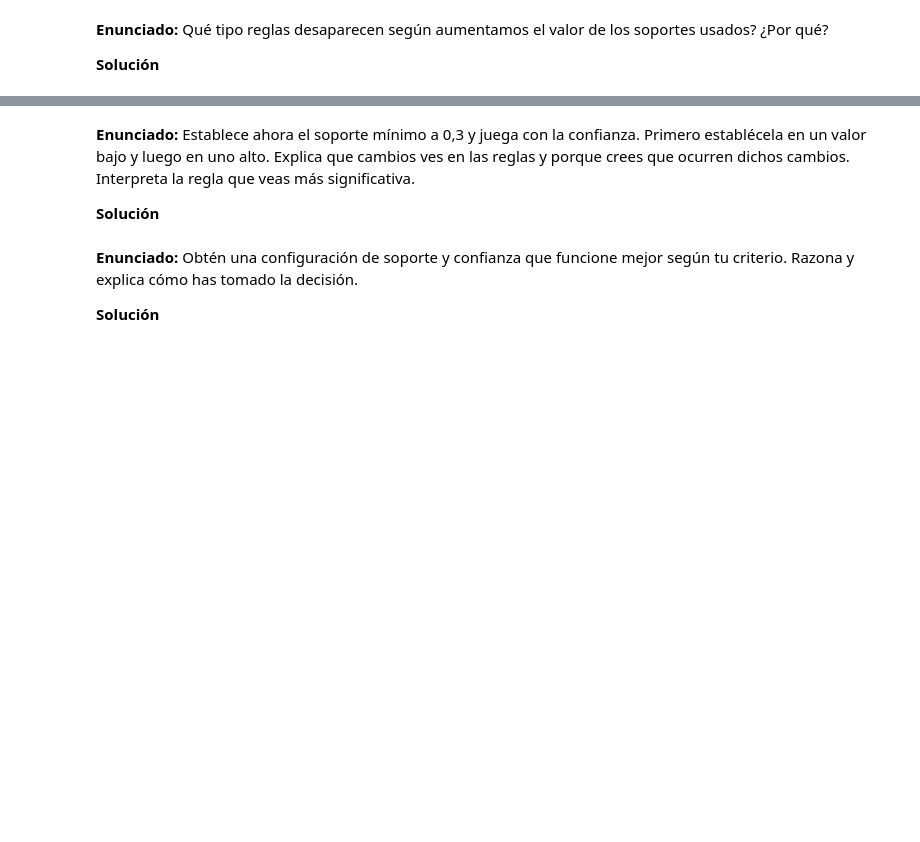
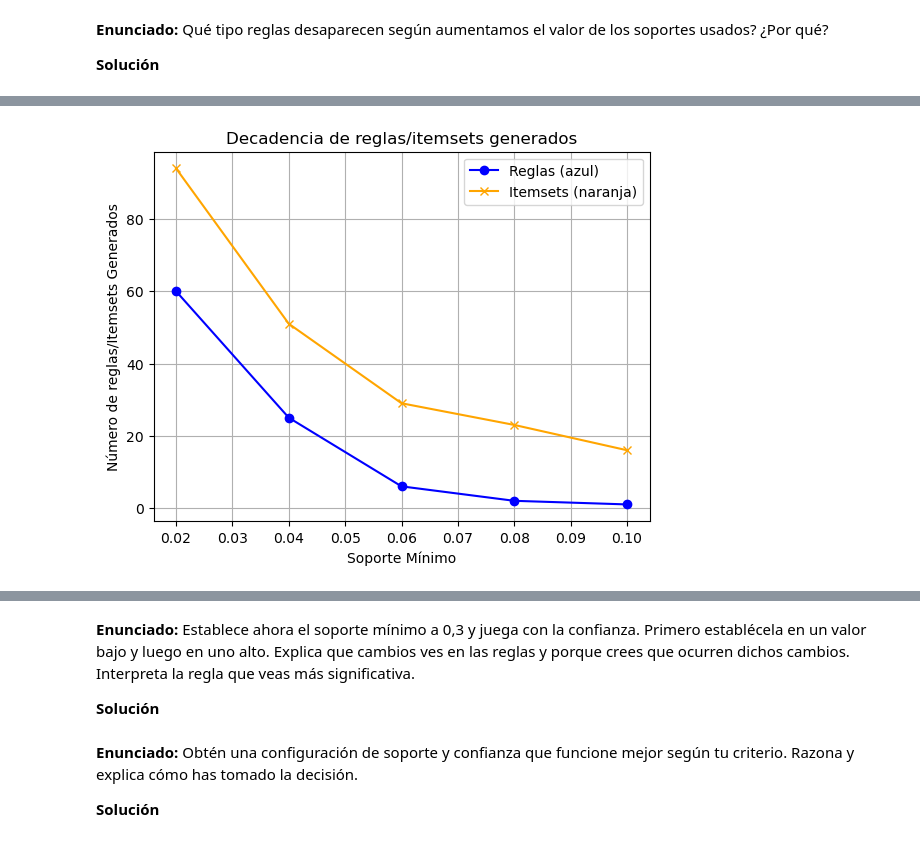
Before and after one commit to Carmoruda/Data_Mining, a Jupyter notebook: LAB02/Practica_1_GRUPOC5.ipynb, the cells around one changed output, grey strips where cells are left out. Drawn from its saved outputs; the diff is of its cells as text; code cells hidden in the pictures; blank space fills up the shorter version.

Commit message:
Terminadas las primeras cuestiones. Falta soporte y conf ideales.

```diff
--- a/LAB02/Practica_1_GRUPOC5.ipynb
+++ b/LAB02/Practica_1_GRUPOC5.ipynb
@@ -21,0 +64,8 @@ que se obtienen con dicho soporte.
+# %%
+min_support = 0.05
+
+# Generamos todos los itemsets frecuentes, eliminando aquellos que no cumplen con el soporte mínimo
+itemsets_frecuentes = apriori(df, min_support, use_colnames=True)
+
+#Asignamos longitud (k) a cada itemset frecuente en una columna extra.
+itemsets_frecuentes['length'] = itemsets_frecuentes['itemsets'].apply(lambda x: len(x))
@@ -21,0 +135,3 @@ que se obtienen con dicho soporte.
+# %%
+reglas = association_rules(itemsets_frecuentes, metric="confidence", min_threshold=0.4)
+reglas[(reglas['confidence'] > 0.4)]
@@ -21,0 +173,29 @@ que se obtienen con dicho soporte.
+# %%
+warnings.filterwarnings('ignore', category=DeprecationWarning)
+
+soportes_minimos = [0.02, 0.04, 0.06, 0.08, 0.10]
+numero_itemsets = []
+reglas_generadas = []
+numero_reglas = []
+for soporte in soportes_minimos:
+    itemsets_frec = apriori(df, min_support=soporte, use_colnames=True)
+    numero_itemsets.append(len(itemsets_frec))
+    reglas = association_rules(itemsets_frec, metric="confidence", min_threshold=0.4)
+    reglas_filtradas = reglas[reglas['confidence'] > 0.4]
+    reglas_generadas.append({
+        'soporte': soporte,
+        'reglas': reglas_filtradas
+    })
+    numero_reglas.append(len(reglas))
+
+# Graficamos los resultados para ver la comparación y la caída de número de itemsets
+plt.plot(soportes_minimos, numero_reglas, marker='o', label='Reglas (azul)', color='blue')
+plt.plot(soportes_minimos, numero_itemsets, marker='x', label='Itemsets (naranja)', color='orange')
+plt.title('Decadencia de reglas/itemsets generados')
+plt.xlabel('Soporte Mínimo')
+plt.ylabel('Número de reglas/Itemsets Generados')
+plt.legend()
+plt.grid(True)
+plt.show()
+# %% [output]
+[figure, added]
```
Also changed, not shown: parts of 24 cells of this notebook, 1 other file.
